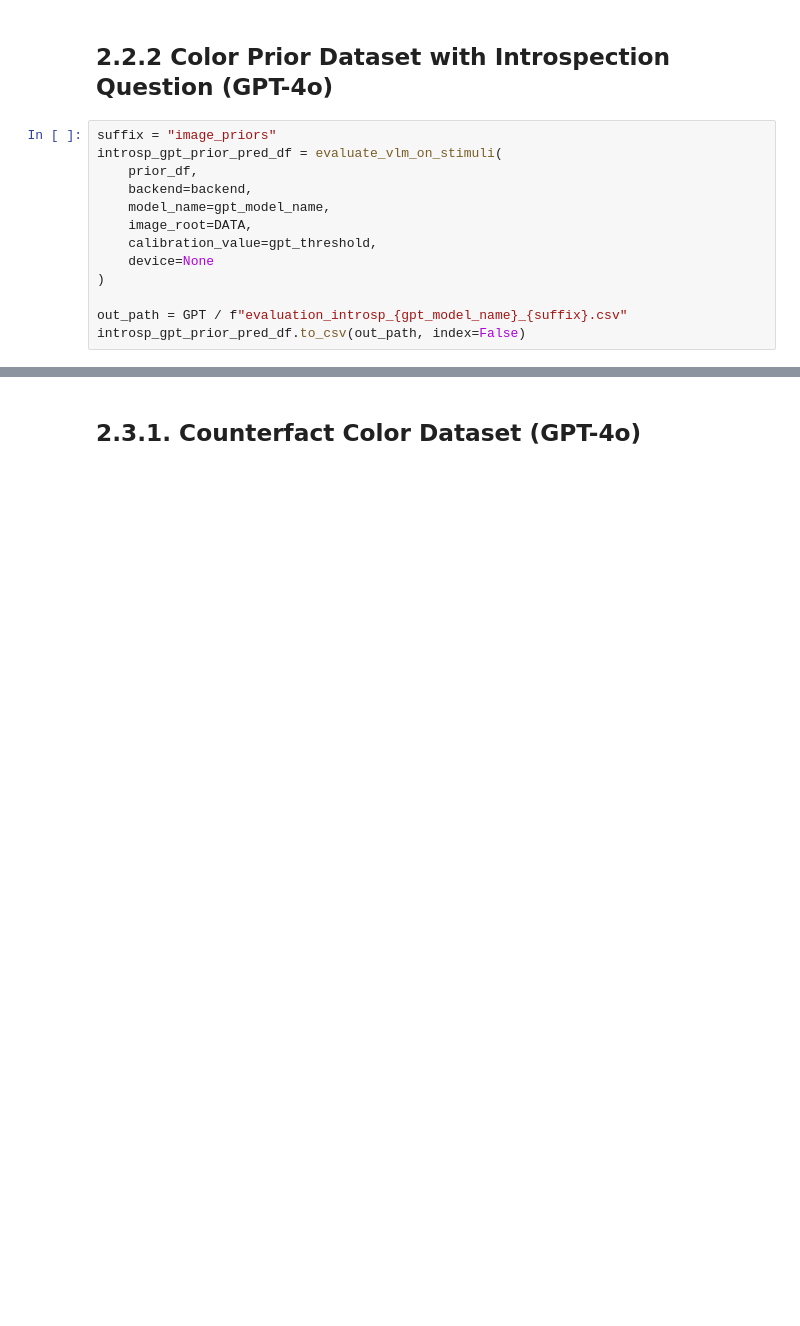
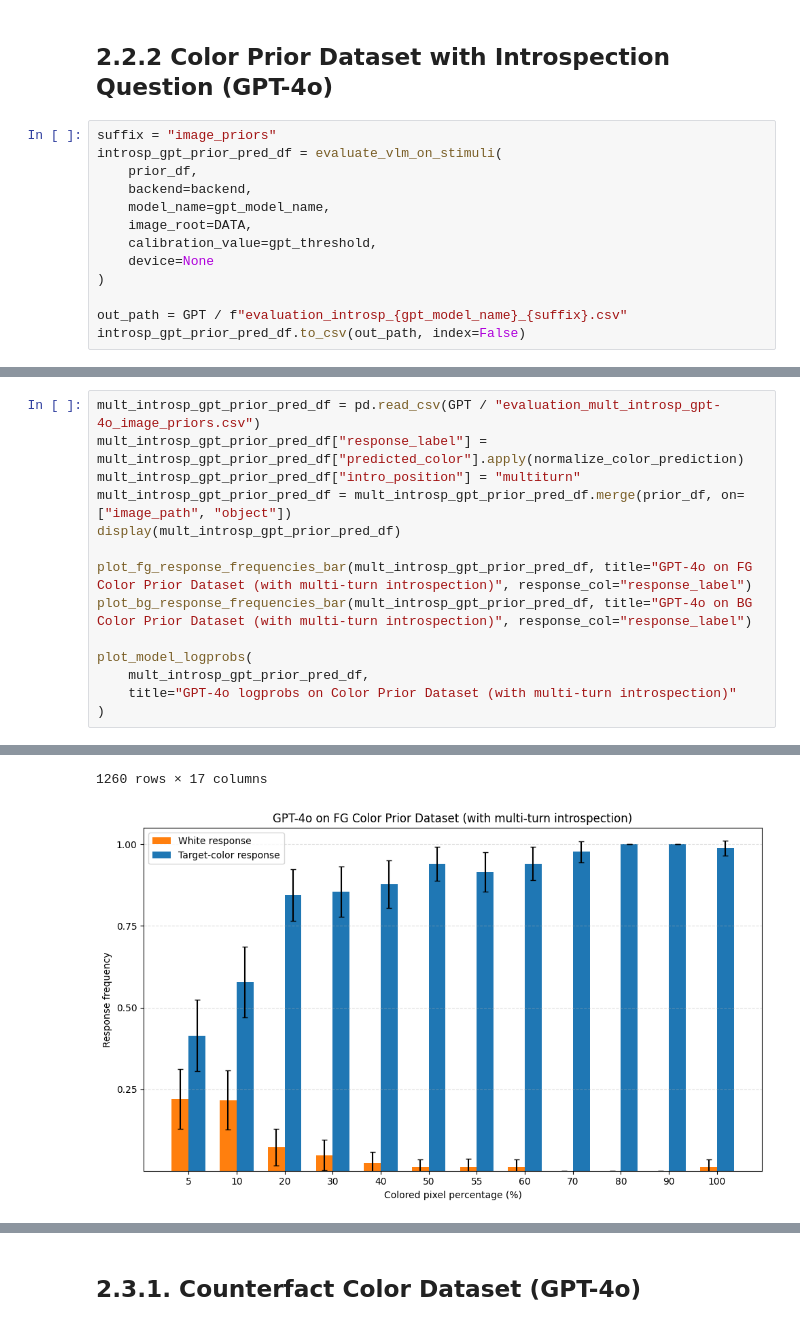
Before and after one commit to jonnemi/color-concept-entanglement, a Jupyter notebook: model_evaluation/VLM_evaluations.ipynb, the cells around one changed output, grey strips where cells are left out. Saved outputs shown, nothing was run; the diff lists cells and outputs as text; blank space fills up the shorter version.

```diff
--- a/model_evaluation/VLM_evaluations.ipynb
+++ b/model_evaluation/VLM_evaluations.ipynb
@@ -744,0 +733,15 @@ plot_model_logprobs(
+# %%
+mult_introsp_gpt_prior_pred_df = pd.read_csv(GPT / "evaluation_mult_introsp_gpt-4o_image_priors.csv")
+mult_introsp_gpt_prior_pred_df["response_label"] = mult_introsp_gpt_prior_pred_df["predicted_color"].apply(normalize_color_prediction)
+mult_introsp_gpt_prior_pred_df["intro_position"] = "multiturn"
+mult_introsp_gpt_prior_pred_df = mult_introsp_gpt_prior_pred_df.merge(prior_df, on=["image_path", "object"])
+display(mult_introsp_gpt_prior_pred_df)
+
+plot_fg_response_frequencies_bar(mult_introsp_gpt_prior_pred_df, title="GPT-4o on FG Color Prior Dataset (with multi-turn introspection)", response_col="response_label")
+plot_bg_response_frequencies_bar(mult_introsp_gpt_prior_pred_df, title="GPT-4o on BG Color Prior Dataset (with multi-turn introspection)", response_col="response_label")
+
+plot_model_logprobs(
+    mult_introsp_gpt_prior_pred_df,
+    title="GPT-4o logprobs on Color Prior Dataset (with multi-turn introspection)"
+)
+# %% [output]
@@ -744,0 +760,2 @@ plot_model_logprobs(
+1260 rows × 17 columns
+[figure, added]
```
Also changed, not shown: parts of 34 cells of this notebook, 5 other files.
